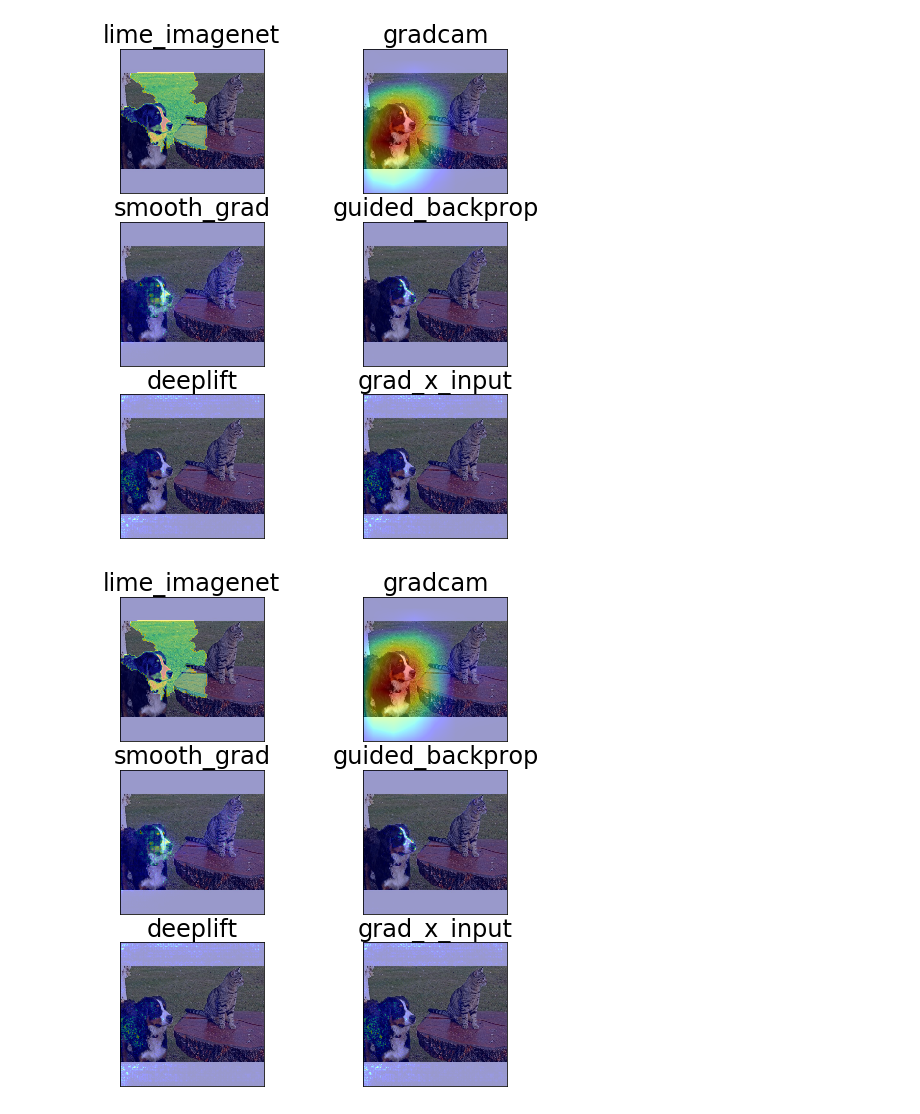
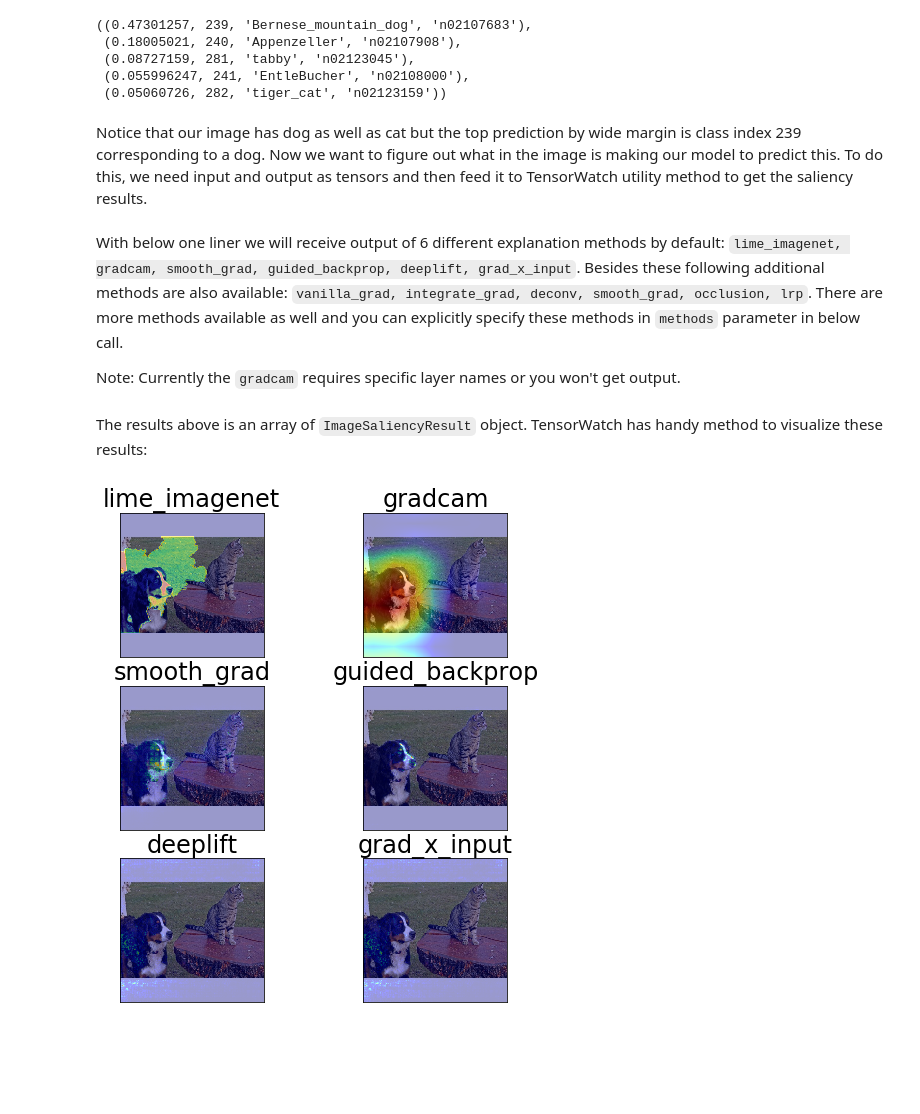
Before and after one commit to microsoft/tensorwatch, a Jupyter notebook: notebooks/cnn_pred_explain.ipynb, the cells around one changed output. Drawn from its saved outputs; the diff is of its cells as text; code cells hidden in the pictures; blank space fills up the shorter version.

```diff
--- a/notebooks/cnn_pred_explain.ipynb
+++ b/notebooks/cnn_pred_explain.ipynb
@@ -9,6 +27,25 @@ raw_input, input, target_class = pytorch_utils.image_class2tensor('../data/test_
+# %%
+imagenet_utils.probabilities2classes(probabilities, topk=5)
+# %% [output]
+((0.47301257, 239, 'Bernese_mountain_dog', 'n02107683'),
+ (0.18005021, 240, 'Appenzeller', 'n02107908'),
+ (0.08727159, 281, 'tabby', 'n02123045'),
+ (0.055996247, 241, 'EntleBucher', 'n02108000'),
+ (0.05060726, 282, 'tiger_cat', 'n02123159'))
+# %% [markdown]
+Notice that our image has dog as well as cat but the top prediction by wide margin is class index 239 corresponding to a dog. Now we want to figure out what in the image is making our model to predict this. To do this, we need input and output as tensors and then feed it to TensorWatch utility method to get the saliency results.
+# %%
+input_tensor = imagenet_utils.image2batch(img)
+prediction_tensor = pytorch_utils.int2tensor(239)
+# %% [markdown]
+With below one liner we will receive output of 6 different explanation methods by default: `lime_imagenet, gradcam, smooth_grad, guided_backprop, deeplift, grad_x_input`. Besides these following additional methods are also available: `vanilla_grad, integrate_grad, deconv, smooth_grad, occlusion, lrp`. There are more methods available as well and you can explicitly specify these methods in `methods` parameter in below call.
+
+Note: Currently the `gradcam` requires specific layer names or you won't get output.
 # %%
-results = saliency.get_image_saliency_results(model, raw_input, input, target_class)
-saliency.get_image_saliency_plot(results)
+results = saliency.get_image_saliency_results(model, img, input_tensor, prediction_tensor)
-# %% [output]
-[figure, removed]
-[figure, removed]
+# %% [markdown]
+The results above is an array of `ImageSaliencyResult` object. TensorWatch has handy method to visualize these results:
+# %%
+figure = saliency.get_image_saliency_plot(results)
+# %% [output]
+[figure, added]
```
Also changed, not shown: parts of 8 cells of this notebook, 8 other files.
